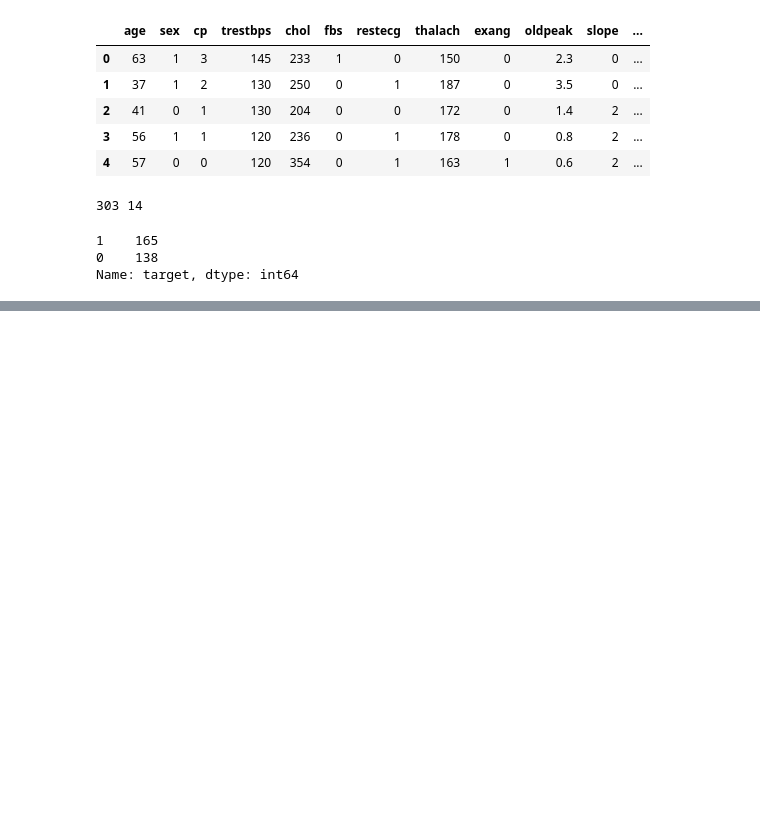
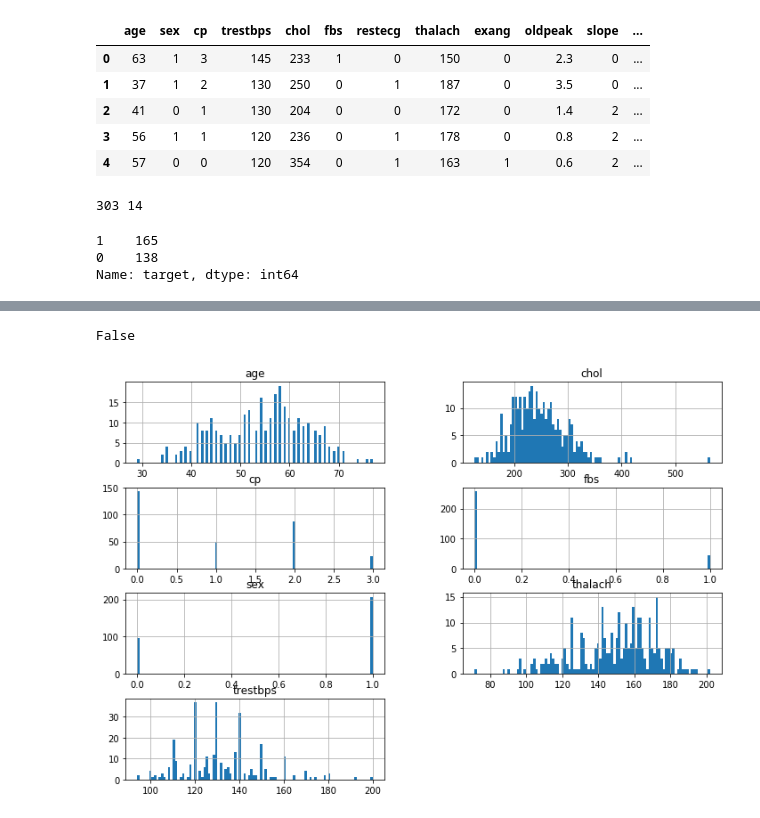
Before and after one commit to skbuddy/Cardiovascular_Disease_Prediction, a Jupyter notebook: Cardiovascular.ipynb, the cells around one changed output, grey strips where cells are left out. Saved outputs shown, nothing was run; the diff lists cells and outputs as text; code cells hidden in the pictures; blank space fills up the shorter version.

```diff
--- a/Cardiovascular.ipynb
+++ b/Cardiovascular.ipynb
@@ -30,3 +33,8 @@ data['target'].value_counts()
 1    165
 0    138
 Name: target, dtype: int64
+# %%
+data.drop('restecg',axis=1, inplace =True)
+# %%
+list_drop=['exang','slope','oldpeak','ca','thal']
+data.drop(list_drop, axis=1, inplace=True)
@@ -32,0 +60,10 @@ Name: target, dtype: int64
+# %%
+data.isnull().values.any() # If there are any null values in data set
+# %% [output]
+False
+# %%
+columns = list(data)[0:-1] # Excluding Target column which has only 0 or 1
+data[columns].hist(stacked=False, bins=100, figsize=(12,30), layout=(14,2));
+# Histogram of first 8 columns
+# %% [output]
+[figure, added]
```
Also changed, not shown: parts of 44 cells of this notebook.
